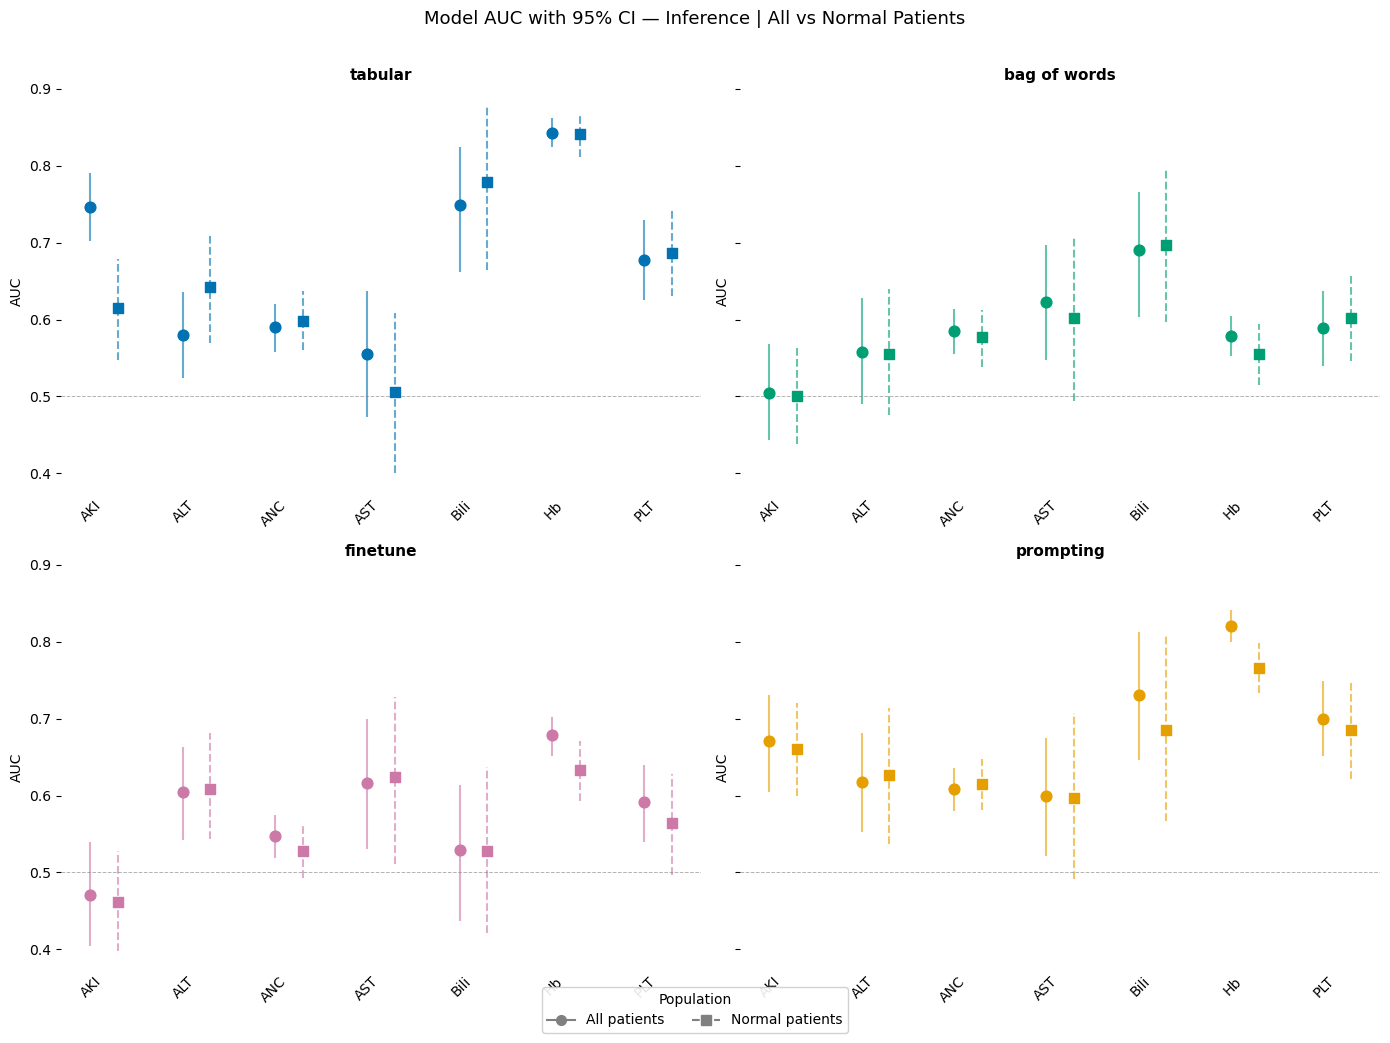
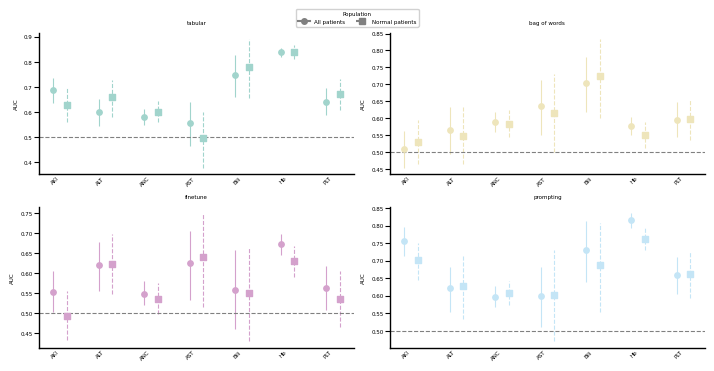
Code edit (unified diff) that turned the first committed figure into the second:
--- before
+++ after
@@ -1 +1,2 @@
-plot_target_specific_auc_comparison(df_tidy_aggregate, df_tidy_sensitivity, "inference")
+fig, _ = plot_target_specific_auc_comparison(df_tidy_aggregate, df_tidy_sensitivity, "inference", fig_size_mm=(180,90))
+fig.savefig("sensitivity_analysis_EPIC.svg")

Commit: update figures